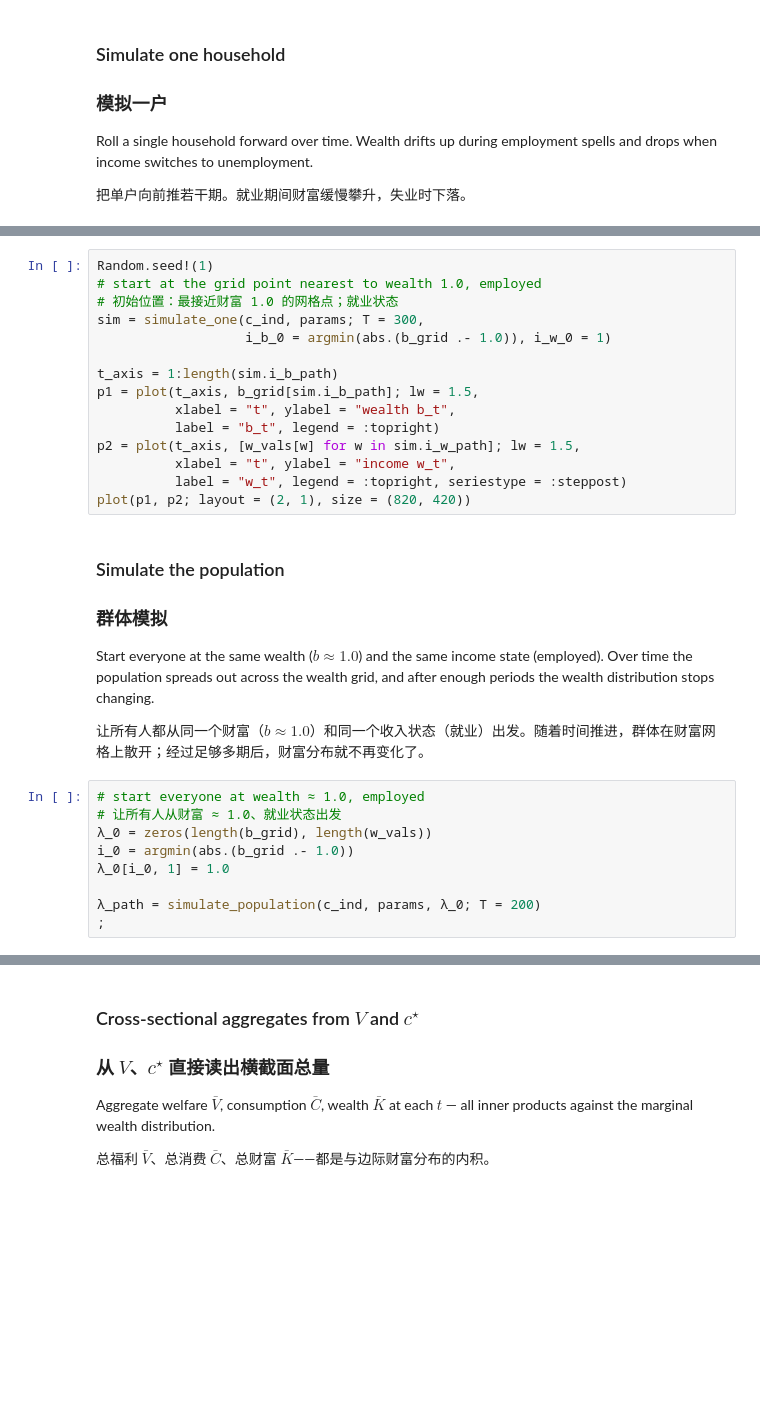
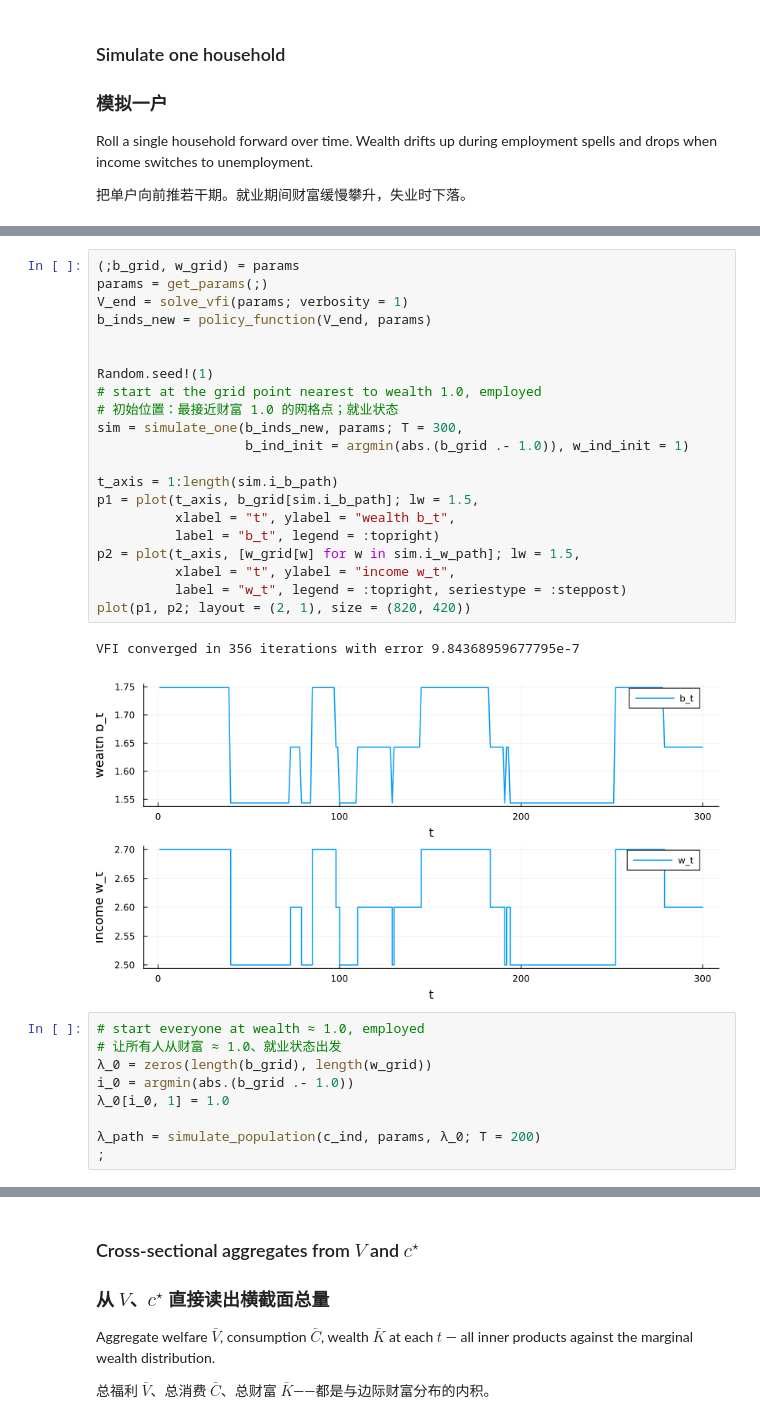
Before and after one commit to jeffreyesun/ZJU-Computational-Macro-2026, a Jupyter notebook: notebooks/L03_heterogeneity.ipynb, the cells around one changed output, grey strips where cells are left out. Saved outputs shown, nothing was run; the diff lists cells and outputs as text; blank space fills up the shorter version.

```diff
--- a/notebooks/L03_heterogeneity.ipynb
+++ b/notebooks/L03_heterogeneity.ipynb
@@ -319,29 +475,31 @@ Roll a single household forward over time. Wealth drifts up during employment sp
 # %%
+(;b_grid, w_grid) = params
+params = get_params(;)
+V_end = solve_vfi(params; verbosity = 1)
+b_inds_new = policy_function(V_end, params)
+
+
 Random.seed!(1)
 # start at the grid point nearest to wealth 1.0, employed
 # 初始位置：最接近财富 1.0 的网格点；就业状态
-sim = simulate_one(c_ind, params; T = 300,
-                   i_b_0 = argmin(abs.(b_grid .- 1.0)), i_w_0 = 1)
+sim = simulate_one(b_inds_new, params; T = 300,
+                   b_ind_init = argmin(abs.(b_grid .- 1.0)), w_ind_init = 1)
 
 t_axis = 1:length(sim.i_b_path)
 p1 = plot(t_axis, b_grid[sim.i_b_path]; lw = 1.5,
           xlabel = "t", ylabel = "wealth b_t",
           label = "b_t", legend = :topright)
-p2 = plot(t_axis, [w_vals[w] for w in sim.i_w_path]; lw = 1.5,
+p2 = plot(t_axis, [w_grid[w] for w in sim.i_w_path]; lw = 1.5,
           xlabel = "t", ylabel = "income w_t",
           label = "w_t", legend = :topright, seriestype = :steppost)
 plot(p1, p2; layout = (2, 1), size = (820, 420))
+# %% [output]
+VFI converged in 356 iterations with error 9.84368959677795e-7
+[figure, added]
-# %% [markdown]
-### Simulate the population
-### 群体模拟
-
-Start everyone at the same wealth ($b \approx 1.0$) and the same income state (employed). Over time the population spreads out across the wealth grid, and after enough periods the wealth distribution stops changing.
-
-让所有人都从同一个财富（$b \approx 1.0$）和同一个收入状态（就业）出发。随着时间推进，群体在财富网格上散开；经过足够多期后，财富分布就不再变化了。
 # %%
 # start everyone at wealth ≈ 1.0, employed
 # 让所有人从财富 ≈ 1.0、就业状态出发
-λ_0 = zeros(length(b_grid), length(w_vals))
+λ_0 = zeros(length(b_grid), length(w_grid))
 i_0 = argmin(abs.(b_grid .- 1.0))
 λ_0[i_0, 1] = 1.0
 
```
Also changed, not shown: parts of 41 cells of this notebook.
